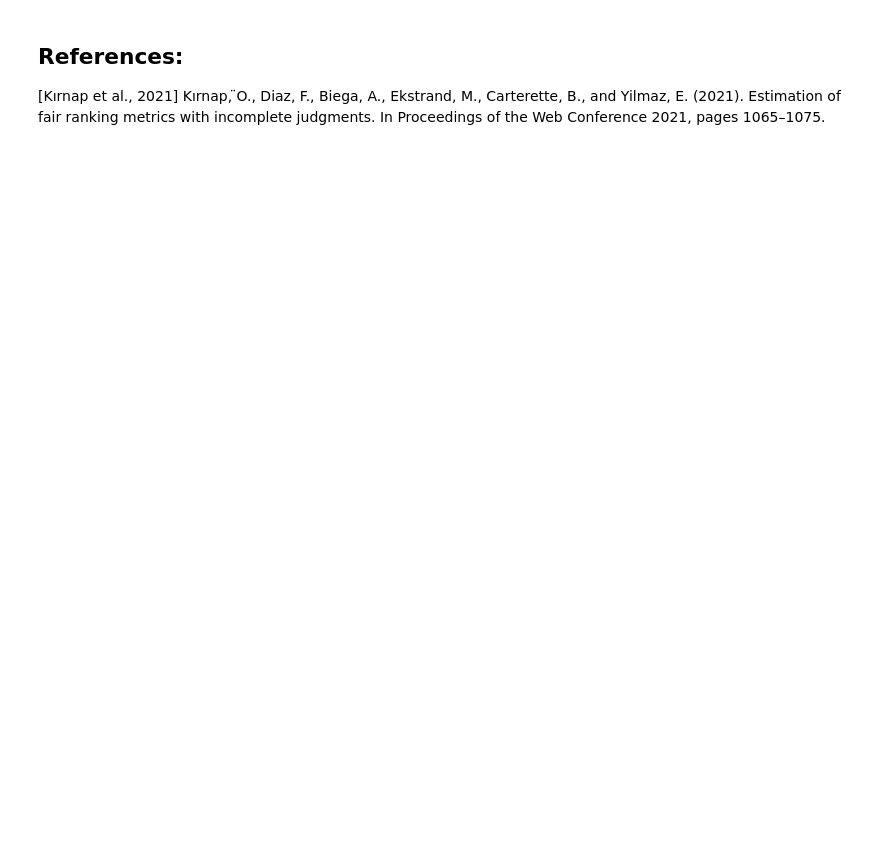
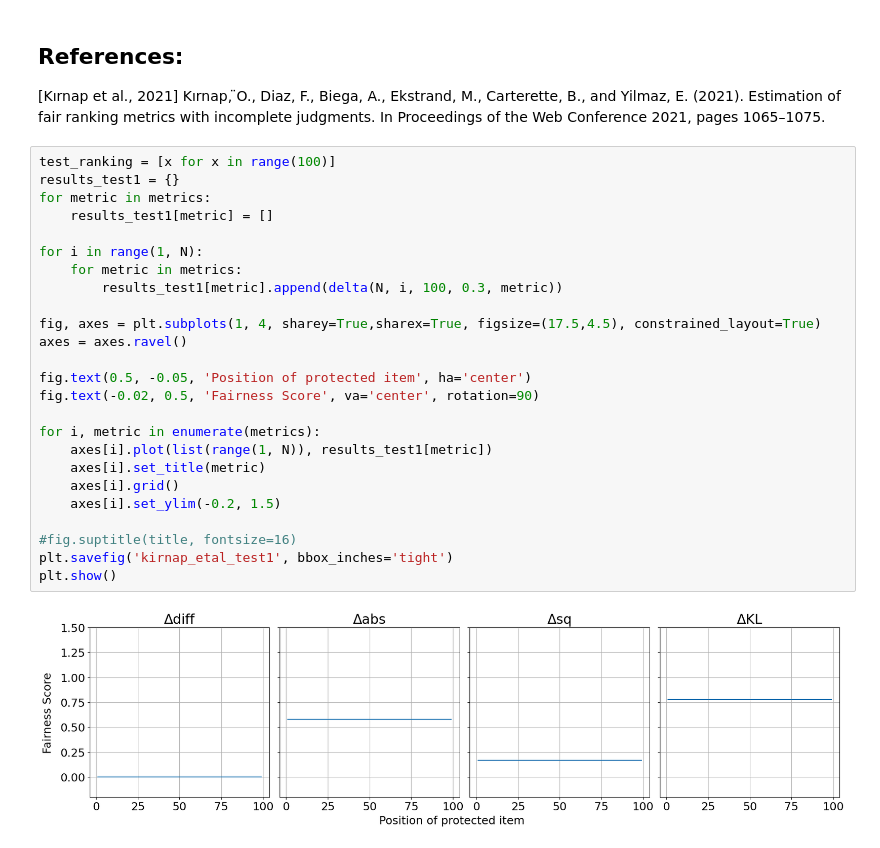
Before and after one commit to muhamadsalibi/comparing_fairness_measures, a Jupyter notebook: kirnap2021estimation/kirnap_etal.ipynb, the cells around one changed output. Drawn from its saved outputs; the diff is of its cells as text; blank space fills up the shorter version.

```diff
--- a/kirnap2021estimation/kirnap_etal.ipynb
+++ b/kirnap2021estimation/kirnap_etal.ipynb
@@ -80,3 +84,30 @@ plot_results(results, "Divergence-based Fairness metrics with target proportion
 Carterette, B., and Yilmaz, E. (2021). Estimation of fair ranking metrics
 with incomplete judgments. In Proceedings of the Web Conference 2021,
 pages 1065–1075.
+# %%
+test_ranking = [x for x in range(100)]
+results_test1 = {}
+for metric in metrics:
+    results_test1[metric] = []
+
+for i in range(1, N):
+    for metric in metrics:
+        results_test1[metric].append(delta(N, i, 100, 0.3, metric))
+
+fig, axes = plt.subplots(1, 4, sharey=True,sharex=True, figsize=(17.5,4.5), constrained_layout=True)
+axes = axes.ravel()
+
+fig.text(0.5, -0.05, 'Position of protected item', ha='center')
+fig.text(-0.02, 0.5, 'Fairness Score', va='center', rotation=90)
+
+for i, metric in enumerate(metrics):
+    axes[i].plot(list(range(1, N)), results_test1[metric])
+    axes[i].set_title(metric)
+    axes[i].grid()
+    axes[i].set_ylim(-0.2, 1.5)
+
+#fig.suptitle(title, fontsize=16)
+plt.savefig('kirnap_etal_test1', bbox_inches='tight')
+plt.show()
+# %% [output]
+[figure, added]
```
Also changed, not shown: parts of 5 cells of this notebook, 13 other files.
